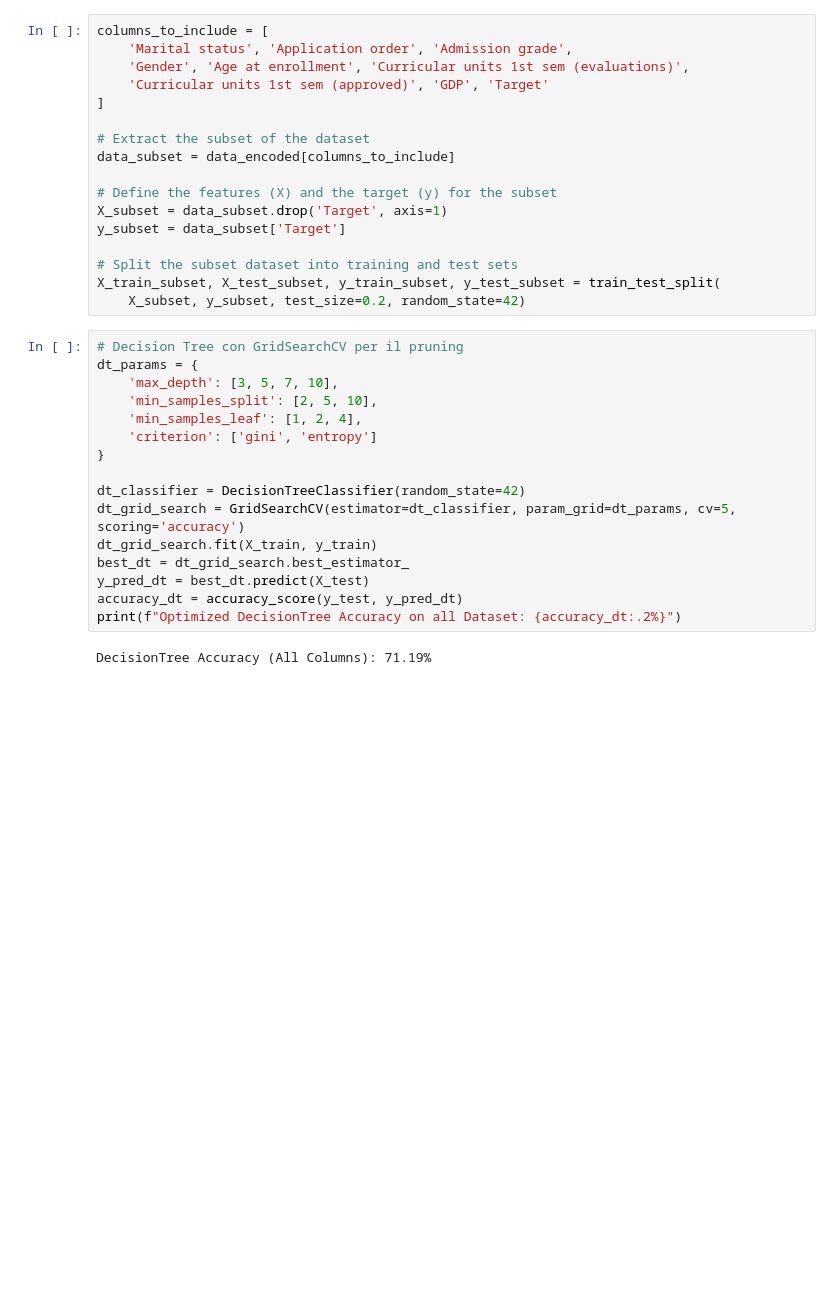
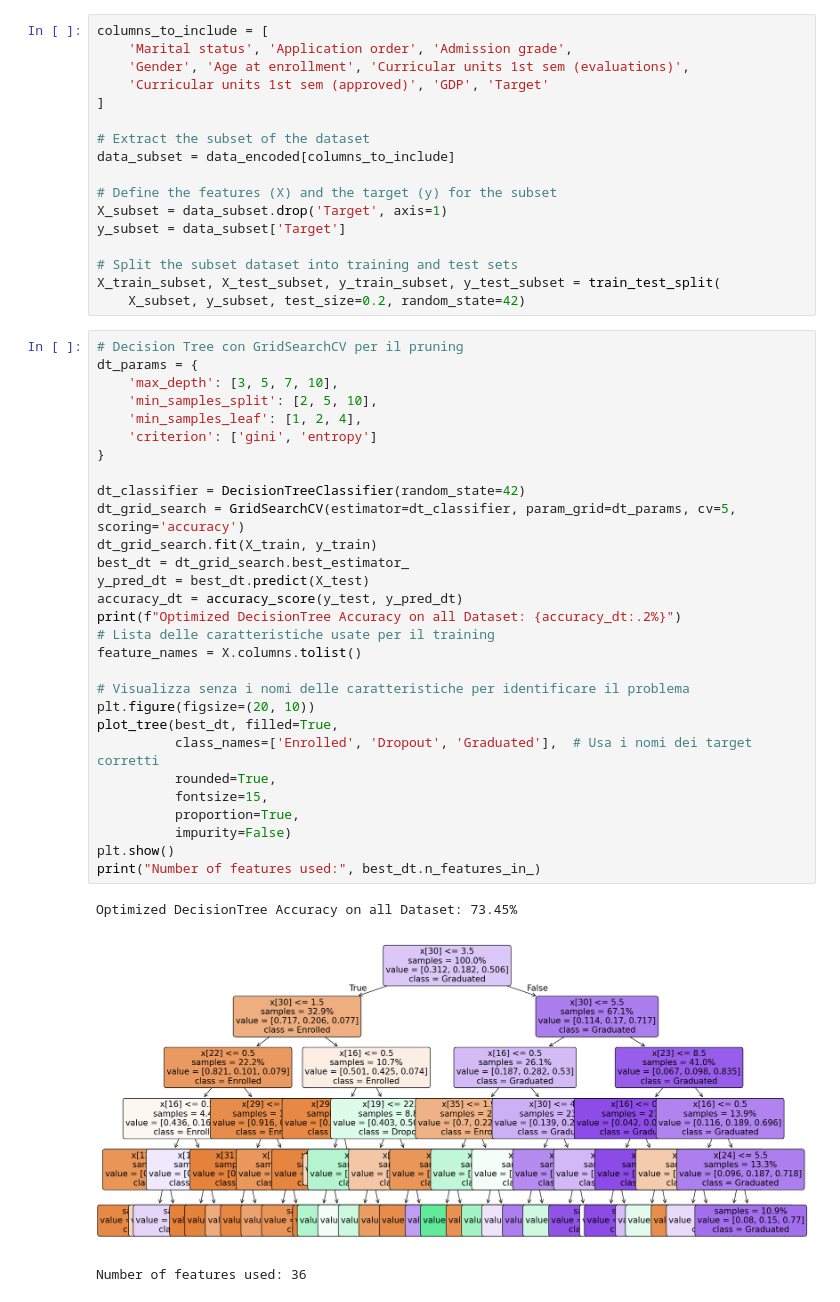
Before and after one commit to muylolito1999/Thesis, a Jupyter notebook: Python/WIP.ipynb, the cells around one changed output. Saved outputs shown, nothing was run; the diff lists cells and outputs as text; blank space fills up the shorter version.

Commit message:
attempt to make graph

```diff
--- a/Python/WIP.ipynb
+++ b/Python/WIP.ipynb
@@ -57,18 +61,33 @@ X_train_subset, X_test_subset, y_train_subset, y_test_subset = train_test_split(
 # %%
 # Decision Tree con GridSearchCV per il pruning
 dt_params = {
     'max_depth': [3, 5, 7, 10],
     'min_samples_split': [2, 5, 10],
     'min_samples_leaf': [1, 2, 4],
     'criterion': ['gini', 'entropy']
 }
 
 dt_classifier = DecisionTreeClassifier(random_state=42)
 dt_grid_search = GridSearchCV(estimator=dt_classifier, param_grid=dt_params, cv=5, scoring='accuracy')
 dt_grid_search.fit(X_train, y_train)
 best_dt = dt_grid_search.best_estimator_
 y_pred_dt = best_dt.predict(X_test)
 accuracy_dt = accuracy_score(y_test, y_pred_dt)
 print(f"Optimized DecisionTree Accuracy on all Dataset: {accuracy_dt:.2%}")
+# Lista delle caratteristiche usate per il training
+feature_names = X.columns.tolist()
+
+# Visualizza senza i nomi delle caratteristiche per identificare il problema
+plt.figure(figsize=(20, 10))
+plot_tree(best_dt, filled=True,
+          class_names=['Enrolled', 'Dropout', 'Graduated'],  # Usa i nomi dei target corretti
+          rounded=True,
+          fontsize=15,
+          proportion=True,
+          impurity=False)
+plt.show()
+print("Number of features used:", best_dt.n_features_in_)
 # %% [output]
-DecisionTree Accuracy (All Columns): 71.19%
+Optimized DecisionTree Accuracy on all Dataset: 73.45%
+[figure, added]
+Number of features used: 36
```
Also changed, not shown: parts of 2 cells of this notebook, 1 other file.
